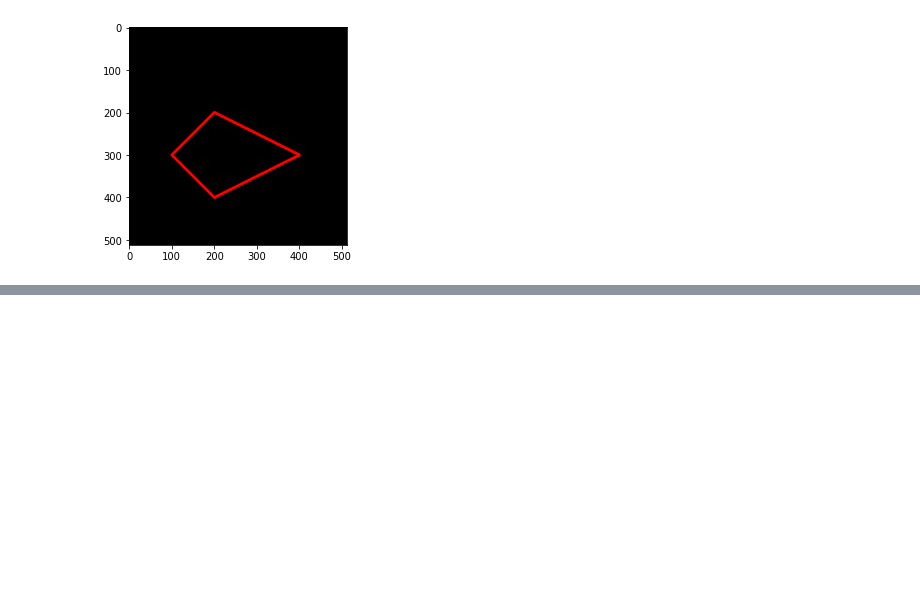
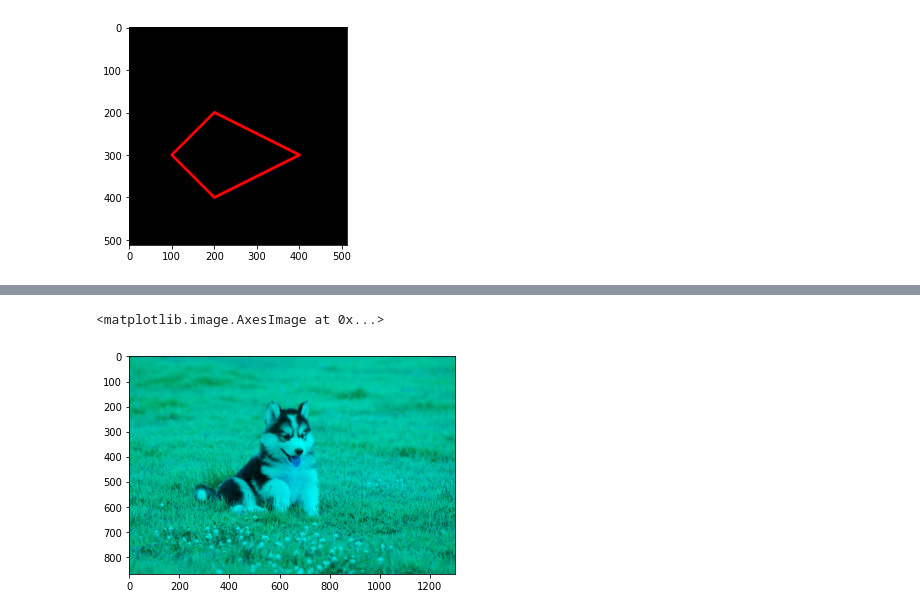
Before and after one commit to Adristiftitah/PCVK_Genap_2021, a Jupyter notebook: Week2.ipynb, the cells around one changed output, grey strips where cells are left out. Saved outputs shown, nothing was run; the diff lists cells and outputs as text; code cells hidden in the pictures; blank space fills up the shorter version.

```diff
--- a/Week2.ipynb
+++ b/Week2.ipynb
@@ -132,0 +156,7 @@ plt.imshow(black_img2)
+# %%
+img_gb = img
+img_gb[:,:,0] = 0
+plt.imshow(img_gb)
+# %% [output]
+<matplotlib.image.AxesImage at 0x...>
+[figure, added]
```
Also changed, not shown: parts of 7 cells of this notebook.
